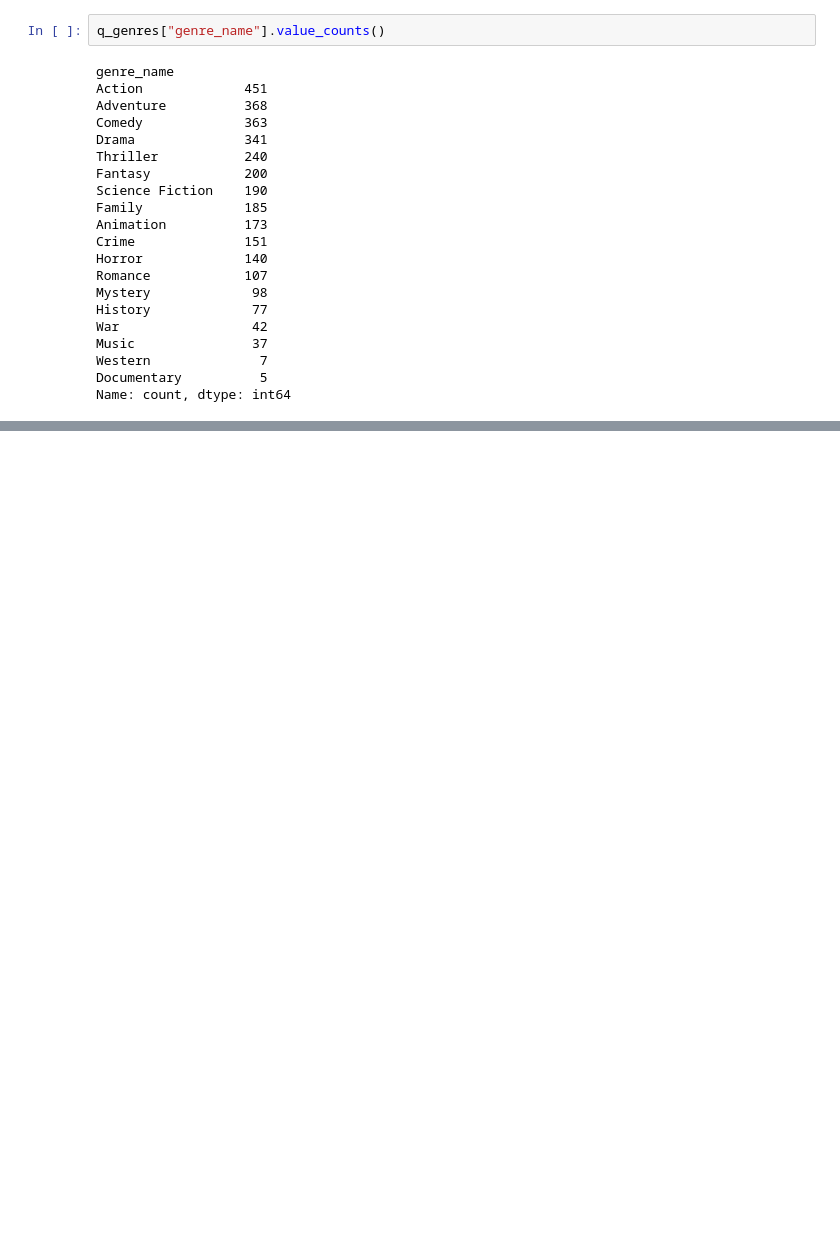
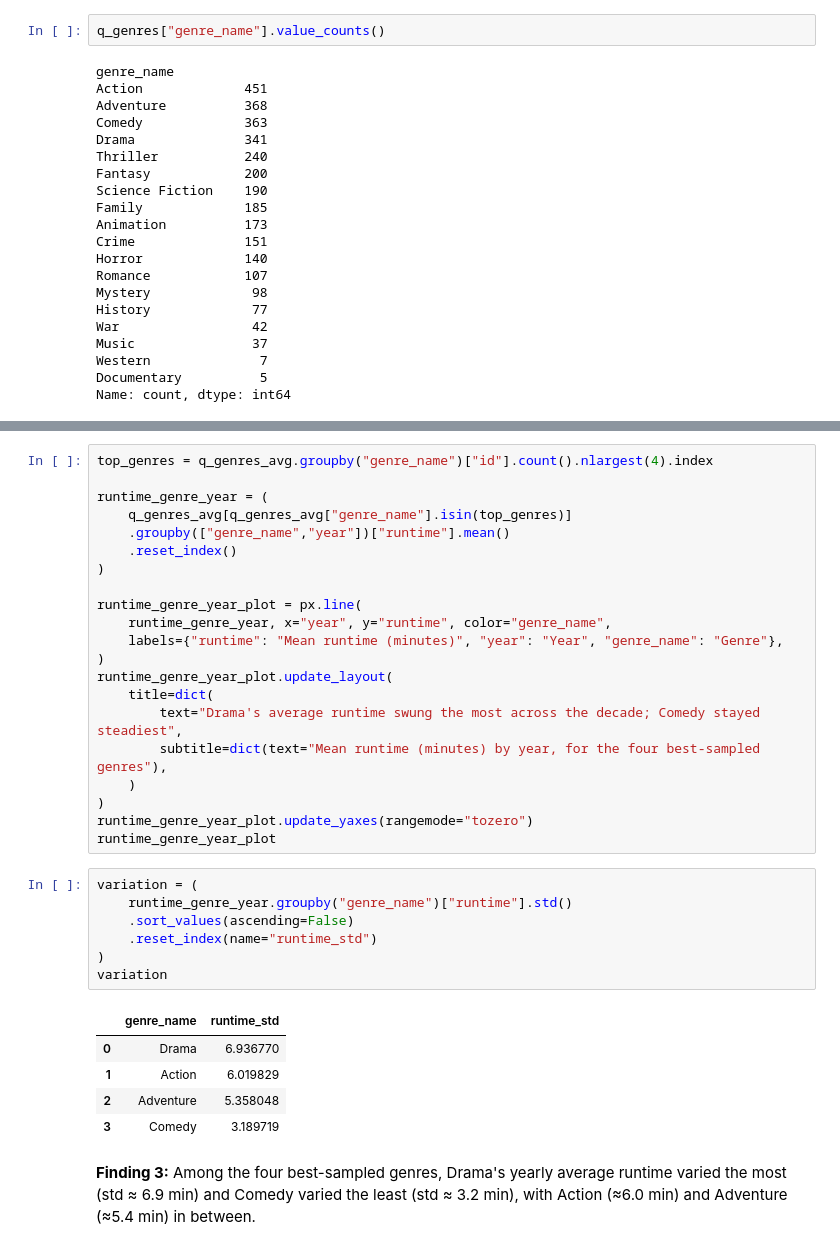
Before and after one commit to domenicapalominoh-lang/me204-final-project, a Jupyter notebook: notebooks/NB03-Data-Analysis.ipynb, the cells around one changed output, grey strips where cells are left out. Cells and saved outputs as stored; diff of their text form; blank space fills up the shorter version.

```diff
--- a/notebooks/NB03-Data-Analysis.ipynb
+++ b/notebooks/NB03-Data-Analysis.ipynb
@@ -140,0 +182,36 @@ dtype('int64')
+# %%
+top_genres = q_genres_avg.groupby("genre_name")["id"].count().nlargest(4).index
+
+runtime_genre_year = (
+    q_genres_avg[q_genres_avg["genre_name"].isin(top_genres)]
+    .groupby(["genre_name","year"])["runtime"].mean()
+    .reset_index()
+)
+
+runtime_genre_year_plot = px.line(
+    runtime_genre_year, x="year", y="runtime", color="genre_name",
+    labels={"runtime": "Mean runtime (minutes)", "year": "Year", "genre_name": "Genre"},
+)
+runtime_genre_year_plot.update_layout(
+    title=dict(
+        text="Drama's average runtime swung the most across the decade; Comedy stayed steadiest",
+        subtitle=dict(text="Mean runtime (minutes) by year, for the four best-sampled genres"),
+    )
+)
+runtime_genre_year_plot.update_yaxes(rangemode="tozero")
+runtime_genre_year_plot
+# %%
+variation = (
+    runtime_genre_year.groupby("genre_name")["runtime"].std()
+    .sort_values(ascending=False)
+    .reset_index(name="runtime_std")
+)
+variation
+# %% [output]
+|  | genre_name | runtime_std |
+| 0 | Drama | 6.936770 |
+| 1 | Action | 6.019829 |
+| 2 | Adventure | 5.358048 |
+| 3 | Comedy | 3.189719 |
+# %% [markdown]
+**Finding 3:** Among the four best-sampled genres, Drama's yearly average runtime varied the most (std ≈ 6.9 min) and Comedy varied the least (std ≈ 3.2 min), with Action (≈6.0 min) and Adventure (≈5.4 min) in between.
```
Also changed, not shown: parts of 42 cells of this notebook, 10 other files.
